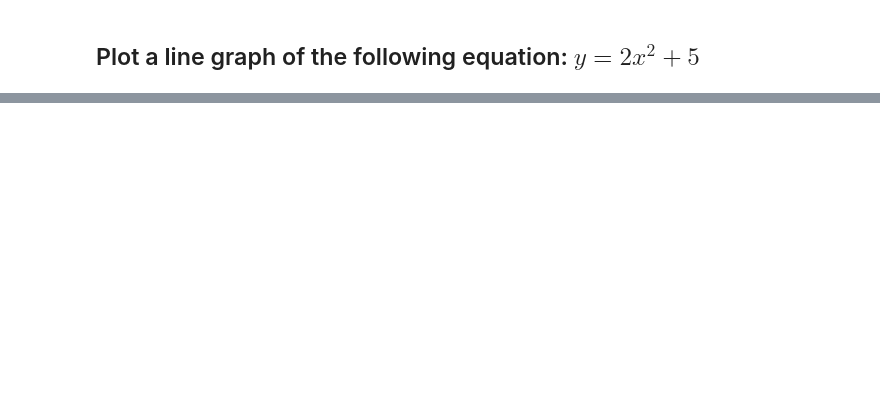
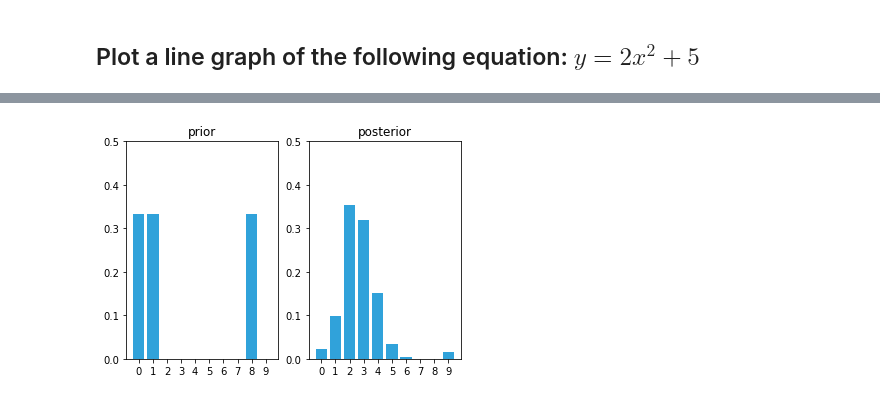
Before and after one commit to RobinAmsters/Mobile_Robotics_Exercises, a Jupyter notebook: Exercises/Session_1.ipynb, the cells around one changed output, grey strips where cells are left out. Saved outputs shown, nothing was run; the diff lists cells and outputs as text; code cells hidden in the pictures; blank space fills up the shorter version.

```diff
--- a/Exercises/Session_1.ipynb
+++ b/Exercises/Session_1.ipynb
@@ -98,0 +316,36 @@ plt.gca().grid(b=False)
+# %%
+import book_plots
+
+def predict_move(belief, move, p_under, p_correct, p_over):
+    n = len(belief)
+    prior = np.zeros(n)
+    for i in range(n):
+        prior[i] = (
+            belief[(i-move) % n]   * p_correct +
+            belief[(i-move-1) % n] * p_over +
+            belief[(i-move+1) % n] * p_under)
+    return prior
+
+# def update(hall, belief, z, z_prob):
+#     scale = z_prob / (1. - z_prob)
+#     belief[hall==z] *= scale
+#     normalize(belief)
+#     return belief
+
+hallway = np.array([1, 1, 0, 0, 0, 0, 0, 0, 1, 0])
+belief = initial_distribution(1, hallway)
+
+move = 1
+p_correct = 0.8
+p_under = 0.1
+p_over = 0.1
+
+prior = belief
+for i in range(3):
+    prior = predict_move(prior, move, p_under, p_correct, p_over)
+    posterior = update(hallway, prior, hallway[i], 0.75)
+    prior = posterior
+
+book_plots.plot_prior_vs_posterior(belief, posterior, ylim=(0,.5))
+# %% [output]
+[figure, added]
```
Also changed, not shown: parts of 21 cells of this notebook, 2 other files.
